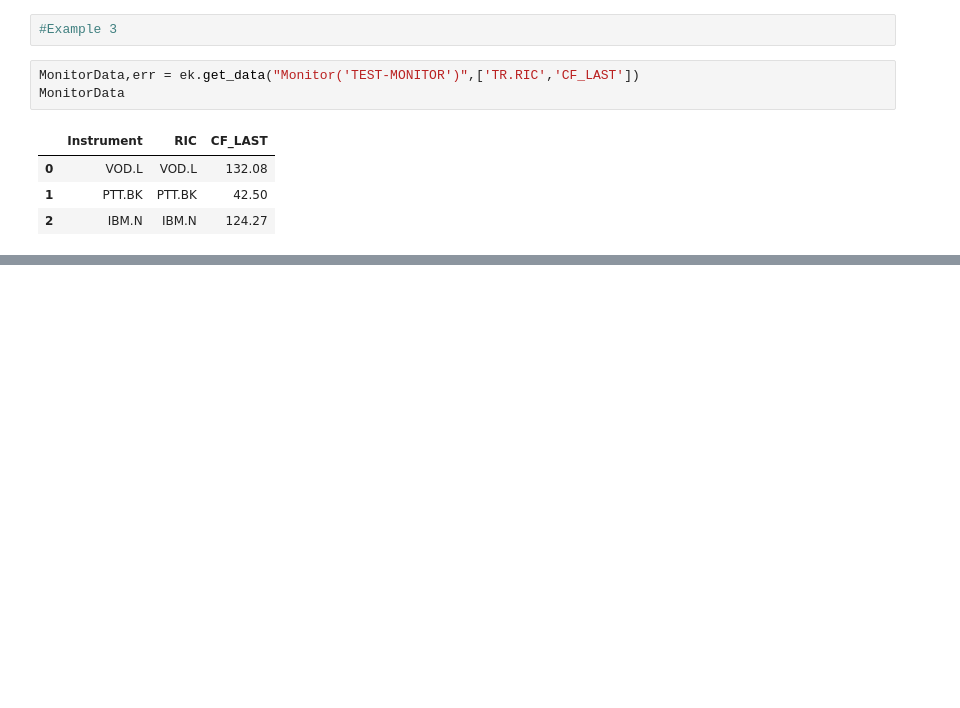
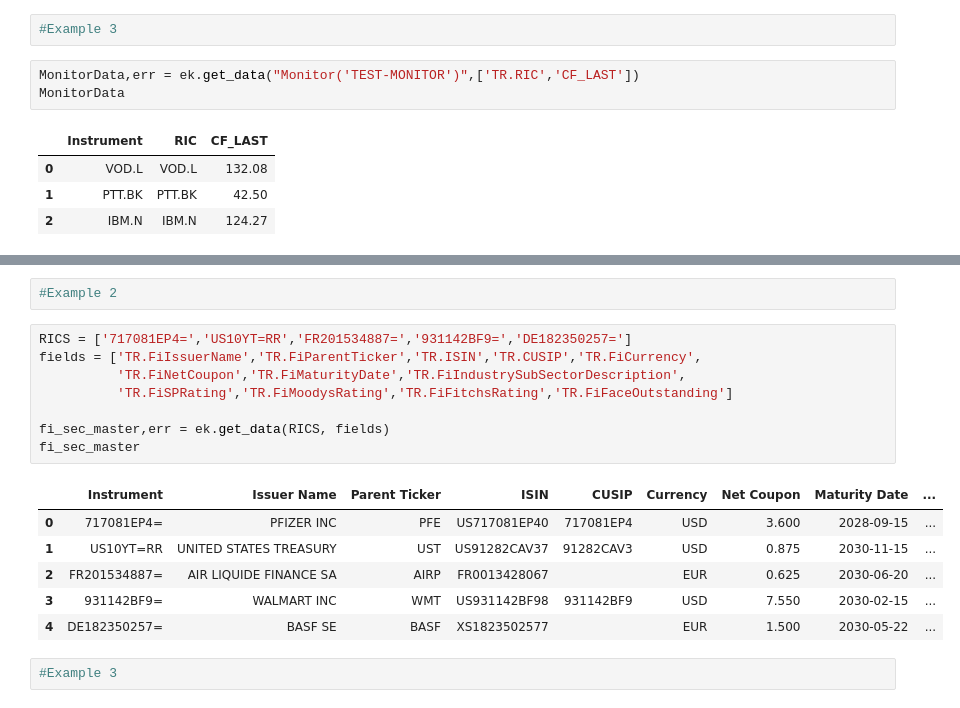
Before and after one commit to LSEG-API-Samples/Article.EikonAPI.Python.CheatSheet, a Jupyter notebook: EikonDataAPI-CheatSheet.ipynb, the cells around one changed output, grey strips where cells are left out. Cells and saved outputs as stored; diff of their text form; blank space fills up the shorter version.

```diff
--- a/EikonDataAPI-CheatSheet.ipynb
+++ b/EikonDataAPI-CheatSheet.ipynb
@@ -445,0 +504,19 @@ MonitorData
+# %%
+#Example 2
+# %%
+RICS = ['717081EP4=','US10YT=RR','FR201534887=','931142BF9=','DE182350257=']
+fields = ['TR.FiIssuerName','TR.FiParentTicker','TR.ISIN','TR.CUSIP','TR.FiCurrency',
+          'TR.FiNetCoupon','TR.FiMaturityDate','TR.FiIndustrySubSectorDescription',
+          'TR.FiSPRating','TR.FiMoodysRating','TR.FiFitchsRating','TR.FiFaceOutstanding']
+
+fi_sec_master,err = ek.get_data(RICS, fields)
+fi_sec_master
+# %% [output]
+|  | Instrument | Issuer Name | Parent Ticker | ISIN | CUSIP | Currency | Net Coupon | Maturity Date | ... |
+| 0 | 717081EP4= | PFIZER INC | PFE | US717081EP40 | 717081EP4 | USD | 3.600 | 2028-09-15 | ... |
+| 1 | US10YT=RR | UNITED STATES TREASURY | UST | US91282CAV37 | 91282CAV3 | USD | 0.875 | 2030-11-15 | ... |
+| 2 | FR201534887= | AIR LIQUIDE FINANCE SA | AIRP | FR0013428067 |  | EUR | 0.625 | 2030-06-20 | ... |
+| 3 | 931142BF9= | WALMART INC | WMT | US931142BF98 | 931142BF9 | USD | 7.550 | 2030-02-15 | ... |
+| 4 | DE182350257= | BASF SE | BASF | XS1823502577 |  | EUR | 1.500 | 2030-05-22 | ... |
+# %%
+#Example 3
```
Also changed, not shown: parts of 17 cells of this notebook.
